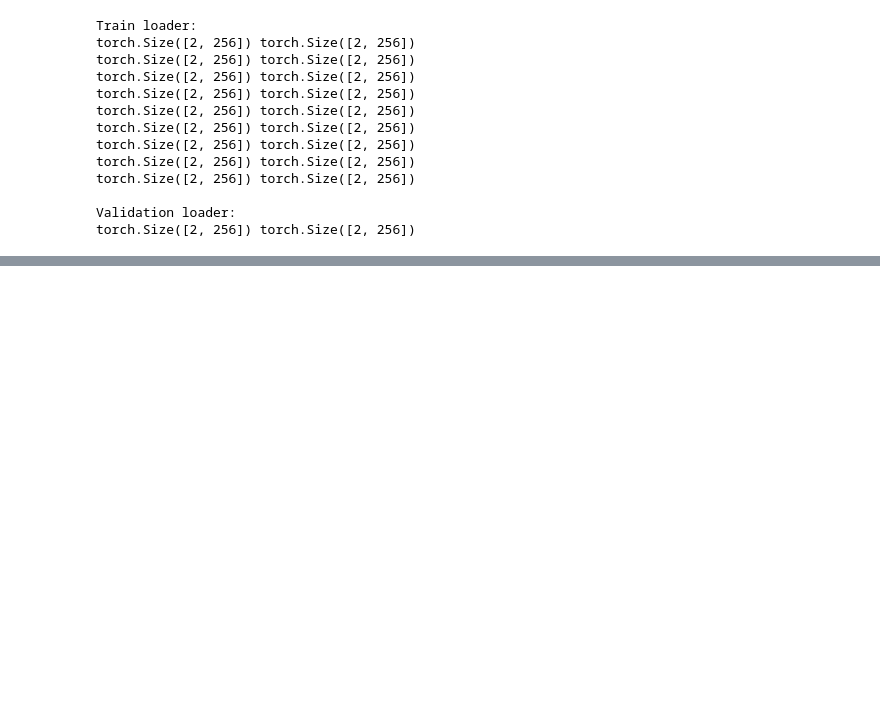
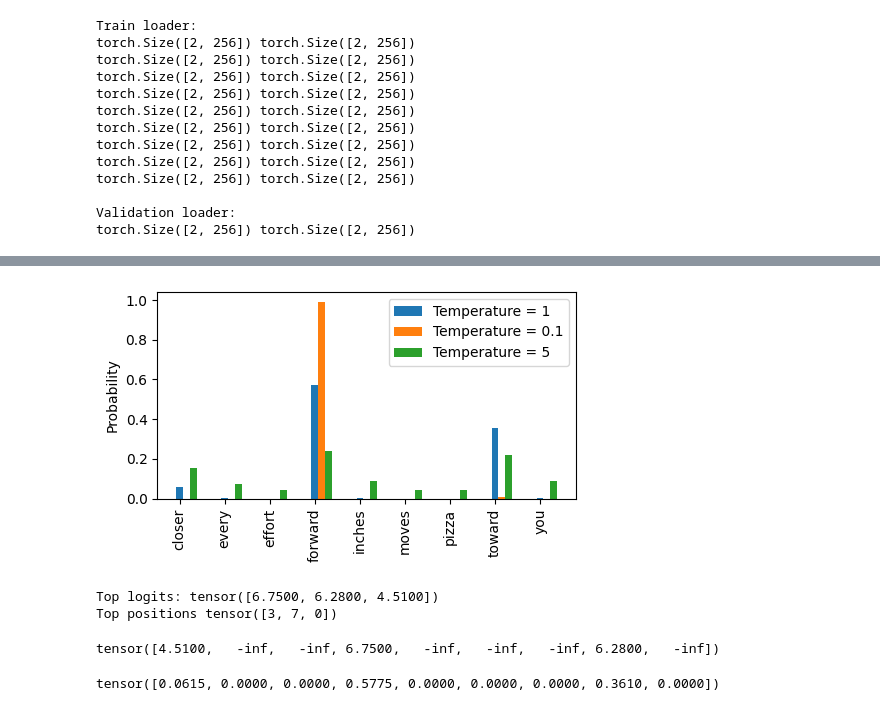
Before and after one commit to gregsholden/LLMTest, a Jupyter notebook: BuildLLM_example.ipynb, the cells around one changed output, grey strips where cells are left out. Cells and saved outputs as stored; diff of their text form; code cells hidden in the pictures; blank space fills up the shorter version.

Commit message:
Added temp and topk

```diff
--- a/BuildLLM_example.ipynb
+++ b/BuildLLM_example.ipynb
@@ -1847,0 +2032,16 @@ Validation loss: 10.977392196655273
+# %%
+# Temperature scaling
+# previously used argmax to select highest prob token (greedy decoding), now use probabilistic sampling
+
+vocab = {
+    "closer":0,
+    "every":1,
+    "effort":2,
+    "forward":3,
+    "inches":4,
+    "moves":5,
+    "pizza":6,
+    "toward":7,
+    "you":8,
+}
+inverse_vocab = {v:k for k,v in vocab.items()}
@@ -1847,0 +2052,6 @@ Validation loss: 10.977392196655273
+# %%
+# p 153 - sample logits based on "Every effort moves you"
+
+next_token_logits = torch.tensor(
+    [4.51,0.89,-1.90,6.75,1.63,-1.62,-1.89,6.28,1.79]
+)
@@ -1847,0 +2101,50 @@ Validation loss: 10.977392196655273
+# %%
+# Add temperature to dist = div logits by some num > 0. Temp >1 = more uniform distrib
+
+def softmax_with_temperature(logits,temperature):
+    scaled_logits = logits / temperature
+    return torch.softmax(scaled_logits,dim=0)
+# %%
+temperatures = [1,0.1,5]
+scaled_probas = [softmax_with_temperature(next_token_logits,T)
+                 for T in temperatures]
+x = torch.arange(len(vocab))
+bar_width = 0.15
+fig, ax  = plt.subplots(figsize=(5,3))
+for i, T in enumerate(temperatures):
+    rects = ax.bar(x+i * bar_width, scaled_probas[i],
+                   bar_width,label=f'Temperature = {T}')
+ax.set_ylabel('Probability')
+ax.set_xticks(x)
+ax.set_xticklabels(vocab.keys(),rotation=90)
+ax.legend()
+plt.tight_layout()
+plt.show()
+# %% [output]
+[figure, added]
+# %%
+# Top k-sampling - restrict sampling to k most likely tokens and mask the rest with -inf
+
+top_k = 3
+top_logits, top_pos = torch.topk(next_token_logits, top_k)
+print("Top logits:", top_logits)
+print("Top positions", top_pos)
+# %% [output]
+Top logits: tensor([6.7500, 6.2800, 4.5100])
+Top positions tensor([3, 7, 0])
+# %%
+# Set values below threshold to -inf
+new_logits = torch.where(
+    condition=next_token_logits < top_logits[-1],
+    input = torch.tensor(float('-inf')),
+    other = next_token_logits
+)
+print(new_logits)
+# %% [output]
+tensor([4.5100,   -inf,   -inf, 6.7500,   -inf,   -inf,   -inf, 6.2800,   -inf])
+# %%
+# p 157 - now convert top-k to new probs
+topk_probas = torch.softmax(new_logits,dim=0)
+print(topk_probas)
+# %% [output]
+tensor([0.0615, 0.0000, 0.0000, 0.5775, 0.0000, 0.0000, 0.0000, 0.3610, 0.0000])
```
Also changed, not shown: parts of 34 cells of this notebook.
